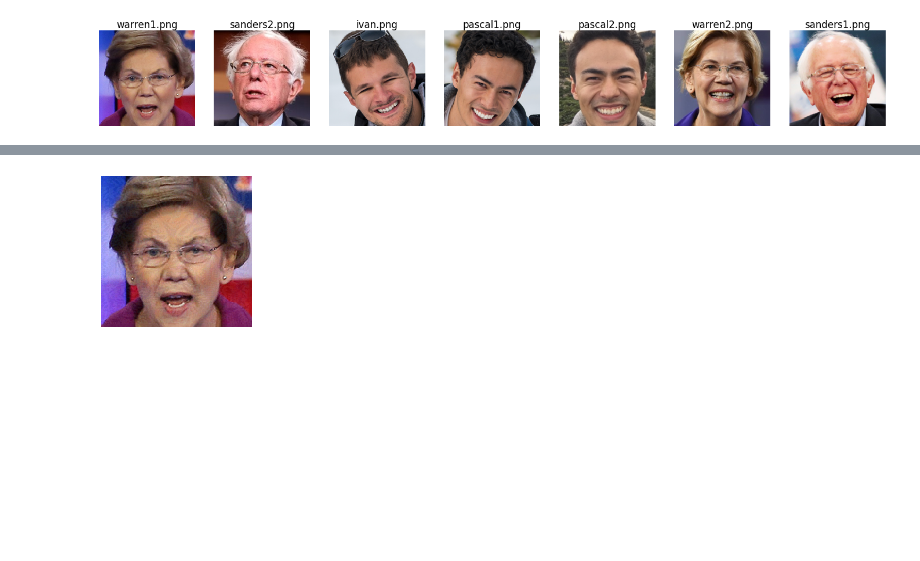
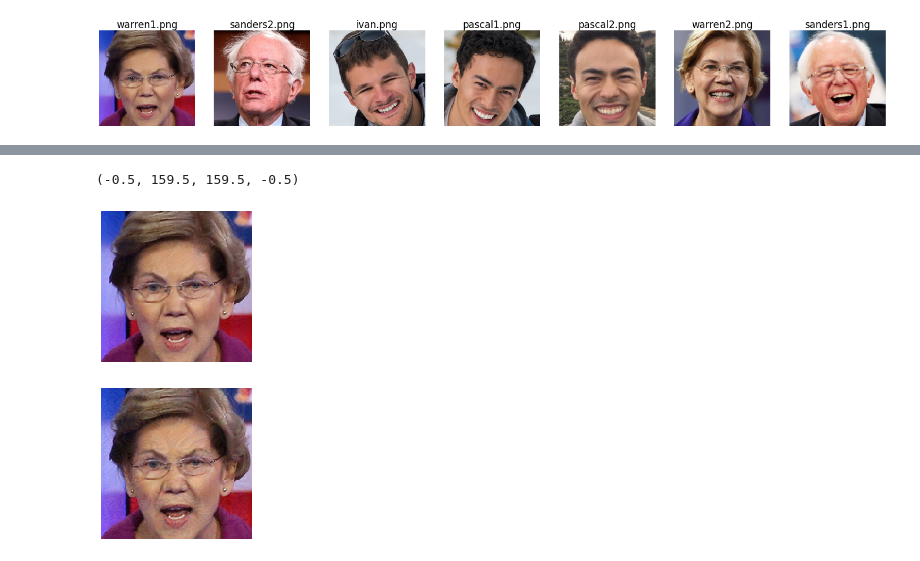
Before and after one commit to psturmfels/adversarial_faces, a Jupyter notebook: notebooks/demo_pgd.ipynb, the cells around one changed output, grey strips where cells are left out. Drawn from its saved outputs; the diff is of its cells as text; code cells hidden in the pictures; blank space fills up the shorter version.

```diff
--- a/notebooks/demo_pgd.ipynb
+++ b/notebooks/demo_pgd.ipynb
@@ -63,3 +69,11 @@ attacker = PGDAttacker(model)
+# %%
+warren_modified = attacker.self_distance_attack(image_batch[0:1], epsilon=0.04, verbose=True)
+# %%
+plt.imshow(attacker._zero_one_norm(warren_modified[0]))
+plt.axis('off')
+# %% [output]
+(-0.5, 159.5, 159.5, -0.5)
+[figure, added]
 # %%
 eps_vals = np.linspace(0.0, 0.1, 11)
 # %%
```
Also changed, not shown: parts of 1 cell of this notebook, 8 other files.
